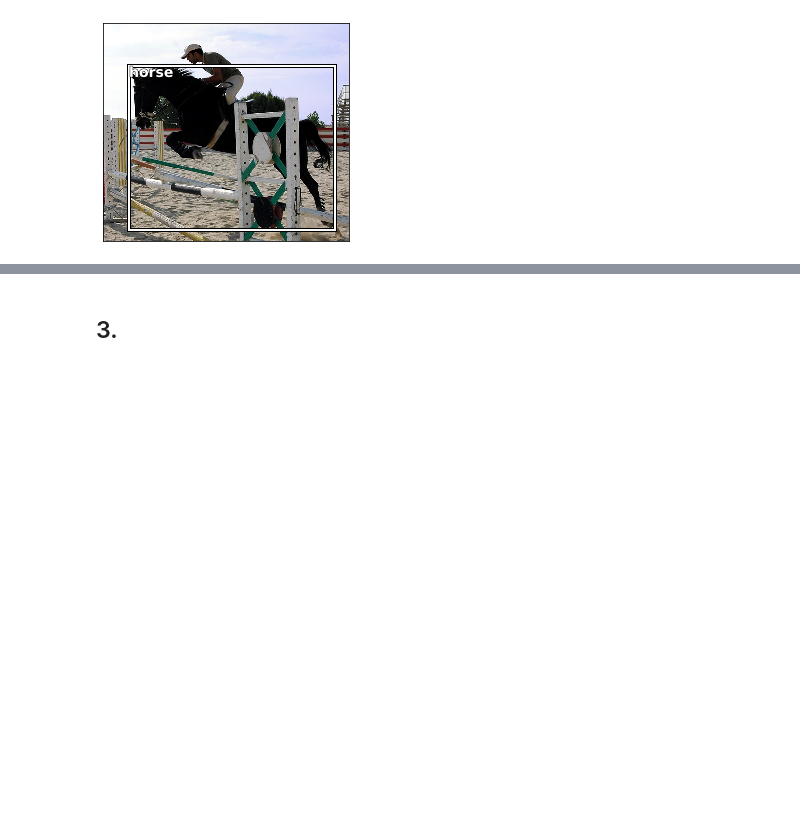
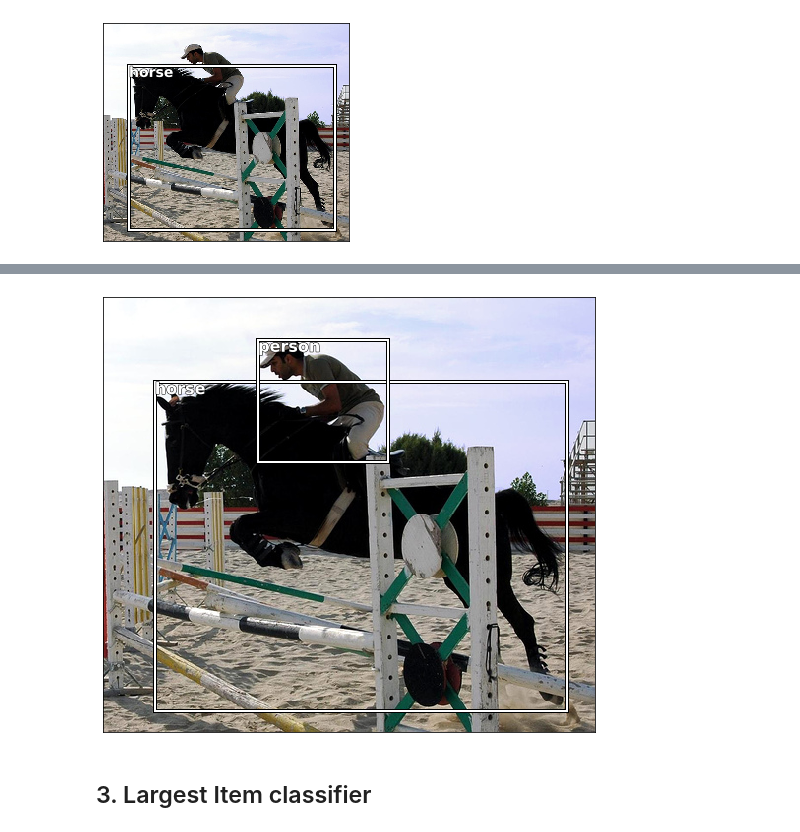
Before and after one commit to andrewhuang51/ECE285, a Jupyter notebook: Code/Project C MLDS.ipynb, the cells around one changed output, grey strips where cells are left out. Saved outputs shown, nothing was run; the diff lists cells and outputs as text; code cells hidden in the pictures; blank space fills up the shorter version.

Commit message:
Update draw bbox
add two json file

```diff
--- a/Code/Project C MLDS.ipynb
+++ b/Code/Project C MLDS.ipynb
@@ -163,2 +175,22 @@ draw_text(ax, b[:2], cats[im0_a[1]])
+# %%
+# draw image with annotation
+def draw_im(im, ann):
+    ax = show_img(im, figsize=(16,8))
+    # draw bbox/class
+    for b,c in ann:
+        b = bb_hw(b)
+        draw_rect(ax, b) # bounding box
+        draw_text(ax, b[:2], cats[c], sz=16)
+
+def draw_idx(i):
+    im_a = trn_anno[i] #annotation
+    im = open_image(JPEGS/trn_fns[i])
+#     print(im.shape)
+    draw_im(im, im_a)
+# %%
+trn_anno[trn_ids[0]]
+draw_idx(trn_ids[0])
+# %% [output]
+[figure, added]
 # %% [markdown]
-## 3.
+## 3. Largest Item classifier
```
Also changed, not shown: parts of 3 cells of this notebook, 3 other files.
